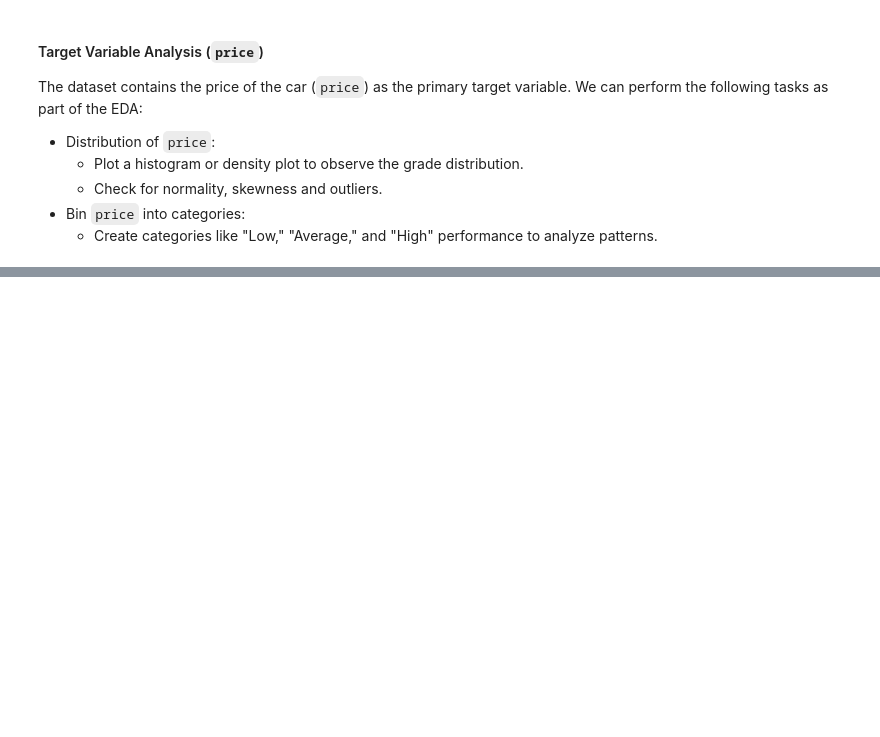
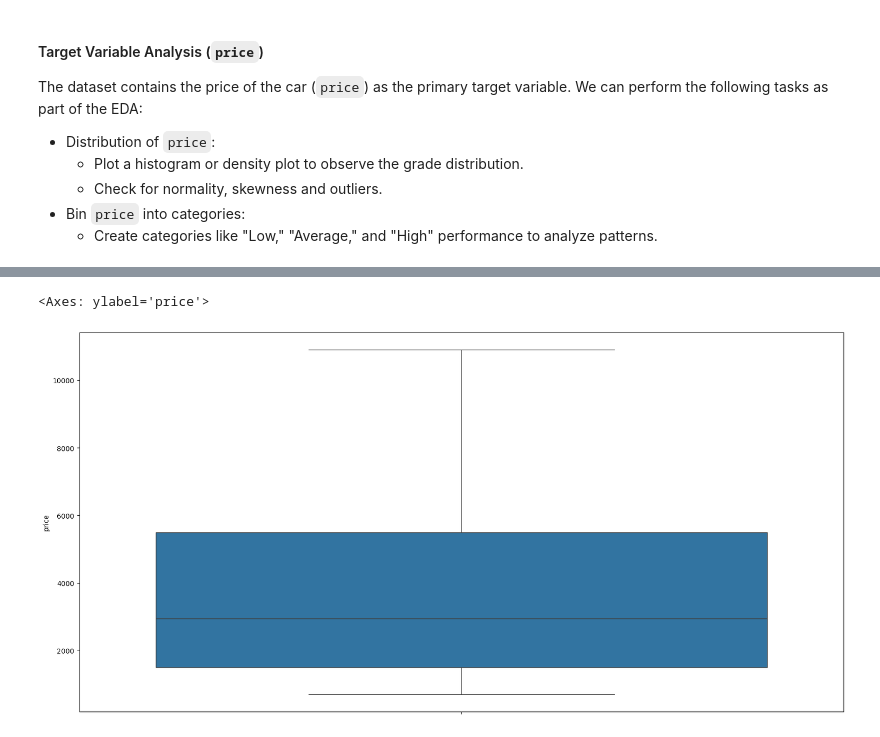
Before and after one commit to hadjoullis/epl448, a Jupyter notebook: demo.ipynb, the cells around one changed output, grey strips where cells are left out. Saved outputs shown, nothing was run; the diff lists cells and outputs as text; code cells hidden in the pictures; blank space fills up the shorter version.

```diff
--- a/demo.ipynb
+++ b/demo.ipynb
@@ -167,0 +190,9 @@ ax.set_ylabel("Frequency")
+# %%
+q_low, q_high = df['price'].quantile([0.15, 0.85])
+df_trimmed = df[(df['price'] >= q_low) & (df['price'] <= q_high)]
+
+fig, ax = plt.subplots(figsize=(20,10))
+sns.boxplot(data=df_trimmed, y='price')
+# %% [output]
+<Axes: ylabel='price'>
+[figure, added]
```
Also changed, not shown: parts of 5 cells of this notebook.
